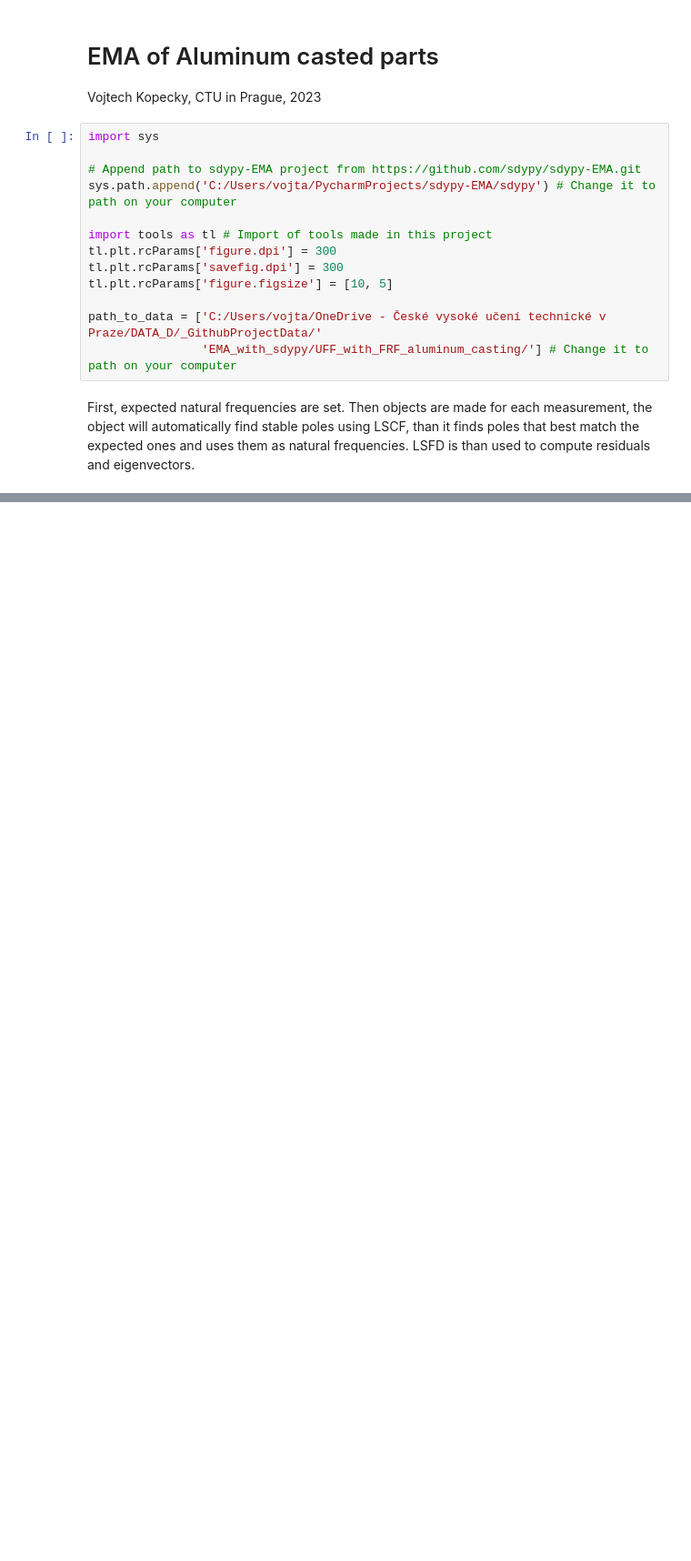
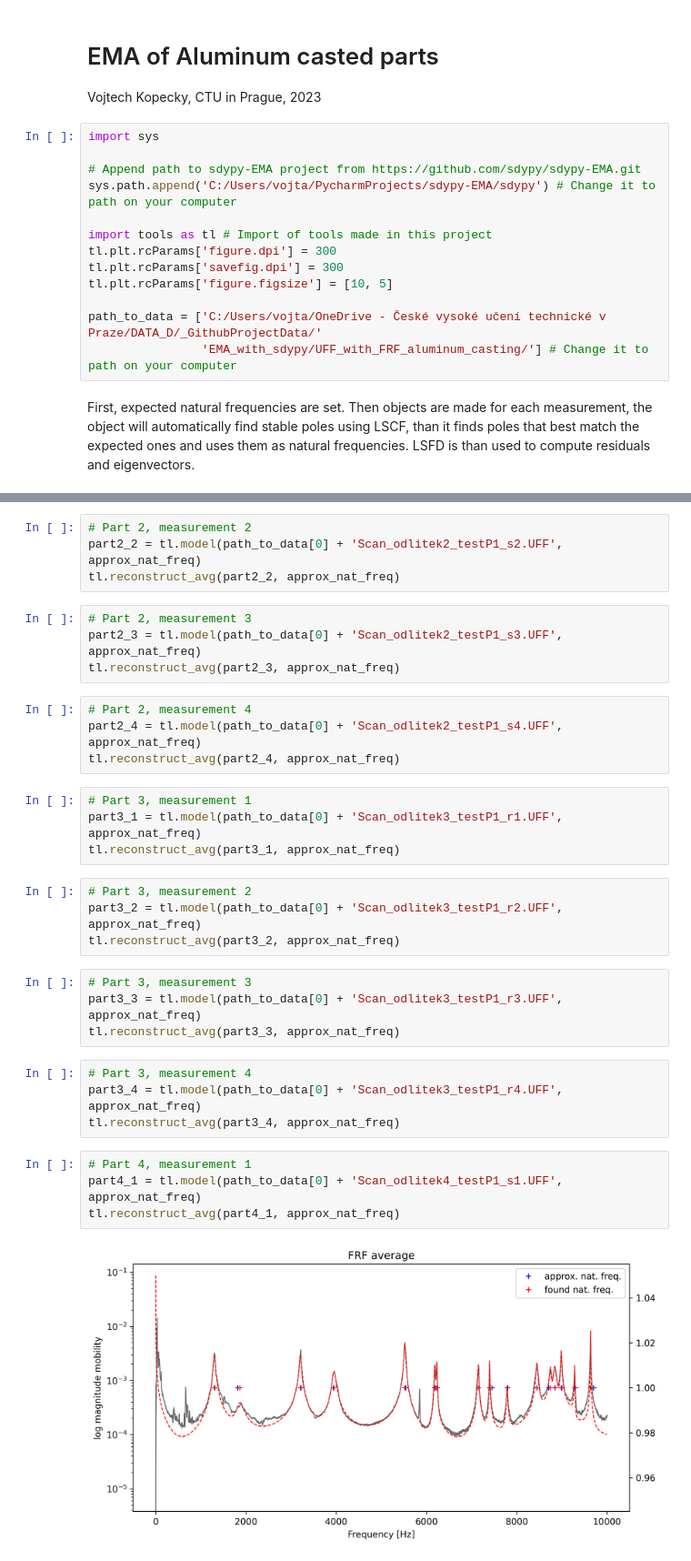
Before and after one commit to kopecvo2/EMA_with_sdypy, a Jupyter notebook: EMA on aluminum parts.ipynb, the cells around one changed output, grey strips where cells are left out. Shown at 91% size. Drawn from its saved outputs; the diff is of its cells as text; blank space fills up the shorter version.

```diff
--- a/EMA on aluminum parts.ipynb
+++ b/EMA on aluminum parts.ipynb
@@ -54,0 +51,34 @@ tl.reconstruct_scroll(part1)
+# %%
+# Part 2, measurement 2
+part2_2 = tl.model(path_to_data[0] + 'Scan_odlitek2_testP1_s2.UFF', approx_nat_freq)
+tl.reconstruct_avg(part2_2, approx_nat_freq)
+# %%
+# Part 2, measurement 3
+part2_3 = tl.model(path_to_data[0] + 'Scan_odlitek2_testP1_s3.UFF', approx_nat_freq)
+tl.reconstruct_avg(part2_3, approx_nat_freq)
+# %%
+# Part 2, measurement 4
+part2_4 = tl.model(path_to_data[0] + 'Scan_odlitek2_testP1_s4.UFF', approx_nat_freq)
+tl.reconstruct_avg(part2_4, approx_nat_freq)
+# %%
+# Part 3, measurement 1
+part3_1 = tl.model(path_to_data[0] + 'Scan_odlitek3_testP1_r1.UFF', approx_nat_freq)
+tl.reconstruct_avg(part3_1, approx_nat_freq)
+# %%
+# Part 3, measurement 2
+part3_2 = tl.model(path_to_data[0] + 'Scan_odlitek3_testP1_r2.UFF', approx_nat_freq)
+tl.reconstruct_avg(part3_2, approx_nat_freq)
+# %%
+# Part 3, measurement 3
+part3_3 = tl.model(path_to_data[0] + 'Scan_odlitek3_testP1_r3.UFF', approx_nat_freq)
+tl.reconstruct_avg(part3_3, approx_nat_freq)
+# %%
+# Part 3, measurement 4
+part3_4 = tl.model(path_to_data[0] + 'Scan_odlitek3_testP1_r4.UFF', approx_nat_freq)
+tl.reconstruct_avg(part3_4, approx_nat_freq)
+# %%
+# Part 4, measurement 1
+part4_1 = tl.model(path_to_data[0] + 'Scan_odlitek4_testP1_s1.UFF', approx_nat_freq)
+tl.reconstruct_avg(part4_1, approx_nat_freq)
+# %% [output]
+[figure, added]
```
Also changed, not shown: parts of 39 cells of this notebook, 2 other files.
